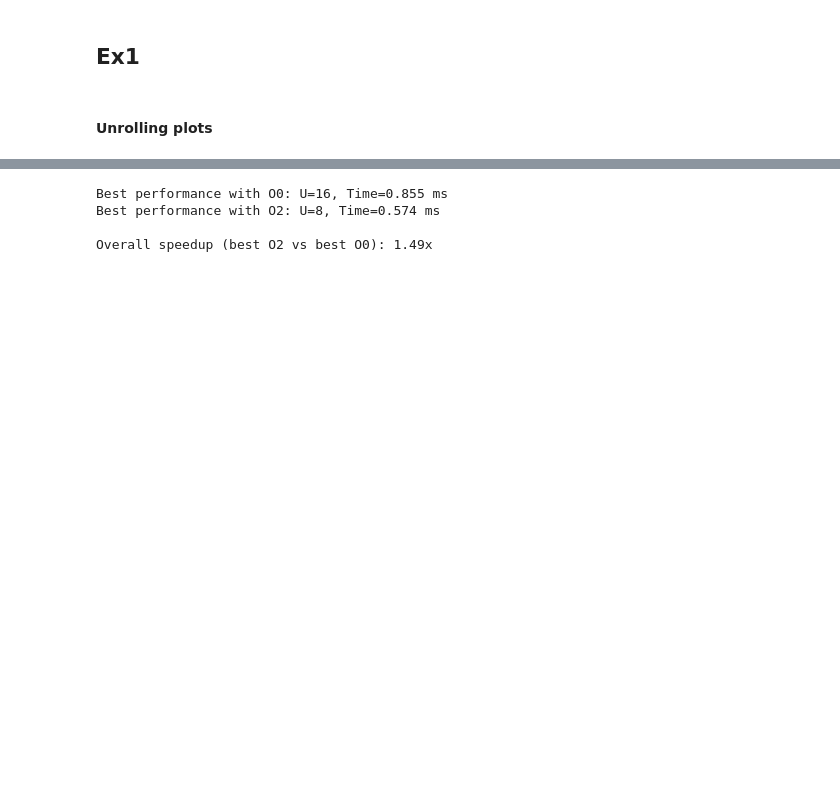
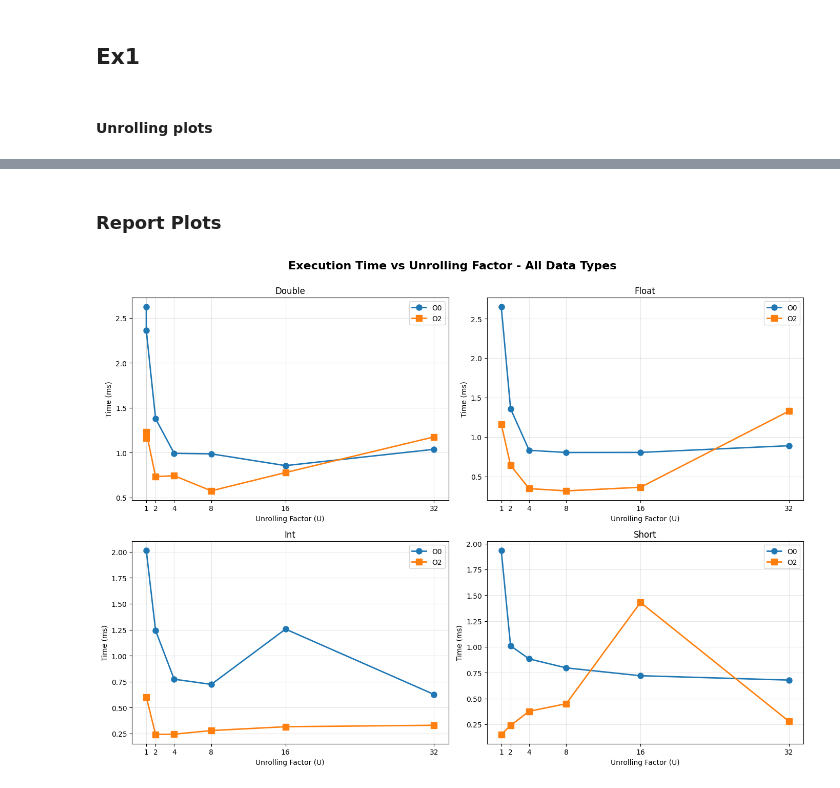
Before and after one commit to malakkbl/ParallelAndDistributedProgramming-TPs, a Jupyter notebook: TP2/plots.ipynb, the cells around one changed output, grey strips where cells are left out. Cells and saved outputs as stored; diff of their text form; code cells hidden in the pictures; blank space fills up the shorter version.

```diff
--- a/TP2/plots.ipynb
+++ b/TP2/plots.ipynb
@@ -14,7 +14,6 @@ def parse_results(filename):
 
     with open(filename, 'r') as f:
         for line in f:
-            # Parse: U=1 | Sum = 1000000.000000 | Time = 2.623000 ms
             match = re.search(r'U=(\d+).*Time = ([\d.]+) ms', line)
             if match:
                 u = int(match.group(1))
@@ -24,11 +23,12 @@ def parse_results(filename):
 
     return unrolling_factors, times
 
-# Read data from both files
+# Load all data
 u_o0, times_o0 = parse_results('Ex1/results_O0.txt')
 u_o2, times_o2 = parse_results('Ex1/results_O2.txt')
-
-print(f"O0 - Unrolling factors: {u_o0}")
-print(f"O0 - Times (ms): {times_o0}")
-print(f"\nO2 - Unrolling factors: {u_o2}")
-print(f"O2 - Times (ms): {times_o2}")
+u_float_o0, times_float_o0 = parse_results('Ex1/results_float_O0.txt')
+u_float_o2, times_float_o2 = parse_results('Ex1/results_float_O2.txt')
+u_int_o0, times_int_o0 = parse_results('Ex1/results_int_O0.txt')
+u_int_o2, times_int_o2 = parse_results('Ex1/results_int_O2.txt')
+u_short_o0, times_short_o0 = parse_results('Ex1/results_short_O0.txt')
+u_short_o2, times_short_o2 = parse_results('Ex1/results_short_O2.txt')
@@ -57,12 +35,51 @@ plt.show()
-# %%
-# Find best unrolling factor for each optimization level
-best_o0_idx = times_o0.index(min(times_o0))
-best_o2_idx = times_o2.index(min(times_o2))
-
-print(f"\nBest performance with O0: U={u_o0[best_o0_idx]}, Time={times_o0[best_o0_idx]:.3f} ms")
-print(f"Best performance with O2: U={u_o2[best_o2_idx]}, Time={times_o2[best_o2_idx]:.3f} ms")
-# %% [output]
-Best performance with O0: U=16, Time=0.855 ms
-Best performance with O2: U=8, Time=0.574 ms
-
-Overall speedup (best O2 vs best O0): 1.49x
+# %% [markdown]
+### Report Plots
+# %%
+# Plot 1: Four data types (2x2 grid)
+fig, axes = plt.subplots(2, 2, figsize=(14, 10))
+
+# Double
+axes[0, 0].plot(u_o0, times_o0, 'o-', label='O0', linewidth=2, markersize=8)
+axes[0, 0].plot(u_o2, times_o2, 's-', label='O2', linewidth=2, markersize=8)
+axes[0, 0].set_xlabel('Unrolling Factor (U)')
+axes[0, 0].set_ylabel('Time (ms)')
+axes[0, 0].set_title('Double')
+axes[0, 0].legend()
+axes[0, 0].grid(True, alpha=0.3)
+axes[0, 0].set_xticks(u_o0)
+
+# Float
+axes[0, 1].plot(u_float_o0, times_float_o0, 'o-', label='O0', linewidth=2, markersize=8)
+axes[0, 1].plot(u_float_o2, times_float_o2, 's-', label='O2', linewidth=2, markersize=8)
+axes[0, 1].set_xlabel('Unrolling Factor (U)')
+axes[0, 1].set_ylabel('Time (ms)')
+axes[0, 1].set_title('Float')
+axes[0, 1].legend()
+axes[0, 1].grid(True, alpha=0.3)
+axes[0, 1].set_xticks(u_float_o0)
+
+# Int
+axes[1, 0].plot(u_int_o0, times_int_o0, 'o-', label='O0', linewidth=2, markersize=8)
+axes[1, 0].plot(u_int_o2, times_int_o2, 's-', label='O2', linewidth=2, markersize=8)
+axes[1, 0].set_xlabel('Unrolling Factor (U)')
+axes[1, 0].set_ylabel('Time (ms)')
+axes[1, 0].set_title('Int')
+axes[1, 0].legend()
+axes[1, 0].grid(True, alpha=0.3)
+axes[1, 0].set_xticks(u_int_o0)
+
+# Short
+axes[1, 1].plot(u_short_o0, times_short_o0, 'o-', label='O0', linewidth=2, markersize=8)
+axes[1, 1].plot(u_short_o2, times_short_o2, 's-', label='O2', linewidth=2, markersize=8)
+axes[1, 1].set_xlabel('Unrolling Factor (U)')
+axes[1, 1].set_ylabel('Time (ms)')
+axes[1, 1].set_title('Short')
+axes[1, 1].legend()
+axes[1, 1].grid(True, alpha=0.3)
+axes[1, 1].set_xticks(u_short_o0)
+
+plt.suptitle('Execution Time vs Unrolling Factor - All Data Types', fontsize=16, fontweight='bold', y=1.00)
+plt.tight_layout()
+plt.show()
+# %% [output]
+[figure, added]
```
Also changed, not shown: parts of 3 cells of this notebook, 43 other files.
